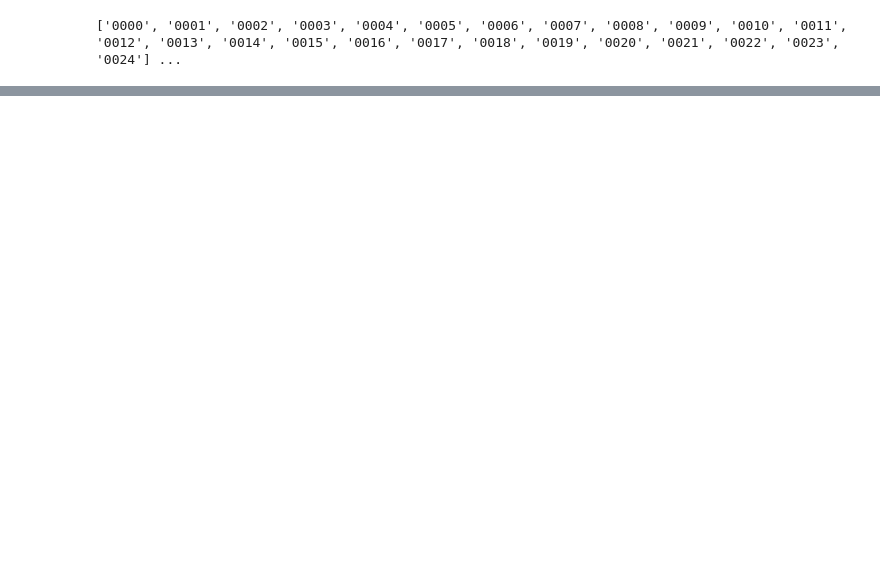
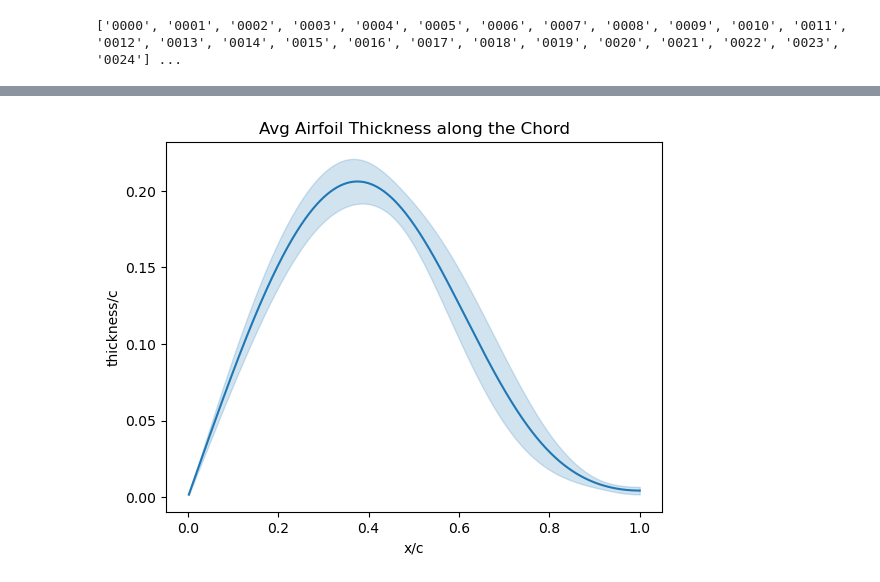
Before and after one commit to NREL/windAI_bench, a Jupyter notebook: airfoil_9k/explore_airfoil_9k_data.ipynb, the cells around one changed output, grey strips where cells are left out. Cells and saved outputs as stored; diff of their text form; code cells hidden in the pictures; blank space fills up the shorter version.

```diff
--- a/airfoil_9k/explore_airfoil_9k_data.ipynb
+++ b/airfoil_9k/explore_airfoil_9k_data.ipynb
@@ -116,0 +129,6 @@ plt.show()
+# %%
+# Visualize average thickness along the chord and standard deviation across airfoils
+ax = sns.lineplot(data=df_thickness, x='x/c', y='thickness/c', errorbar='sd', n_boot=(len(df_thickness)*0.60))
+ax.set_title('Avg Airfoil Thickness along the Chord');
+# %% [output]
+[figure, added]
```
Also changed, not shown: parts of 12 cells of this notebook, 1 other file.
